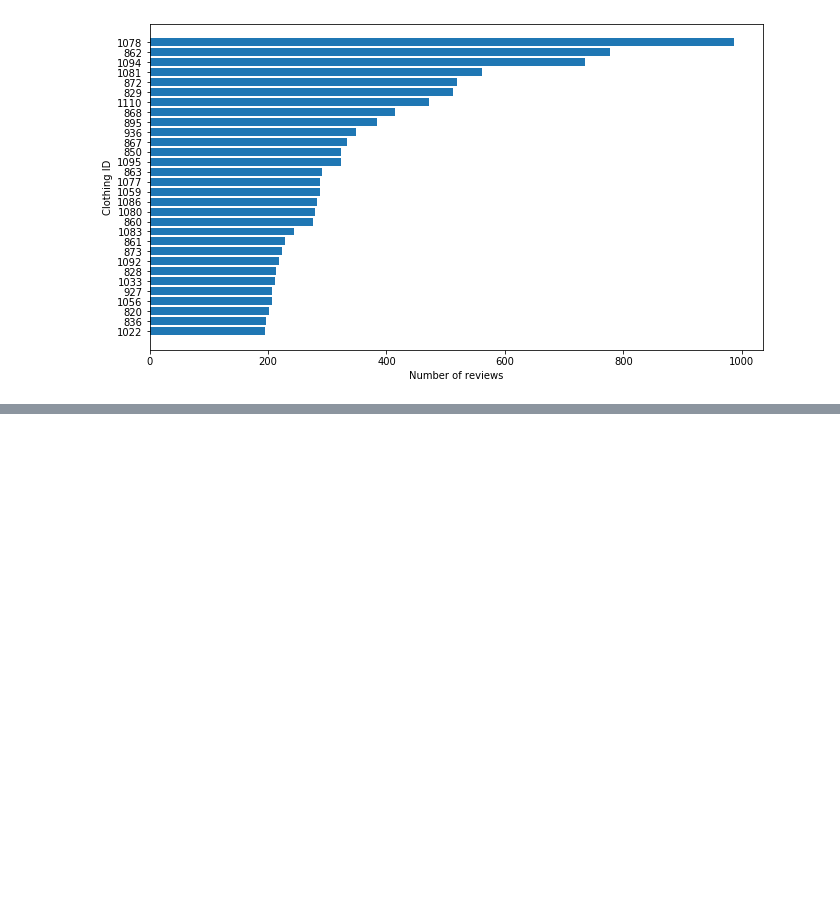
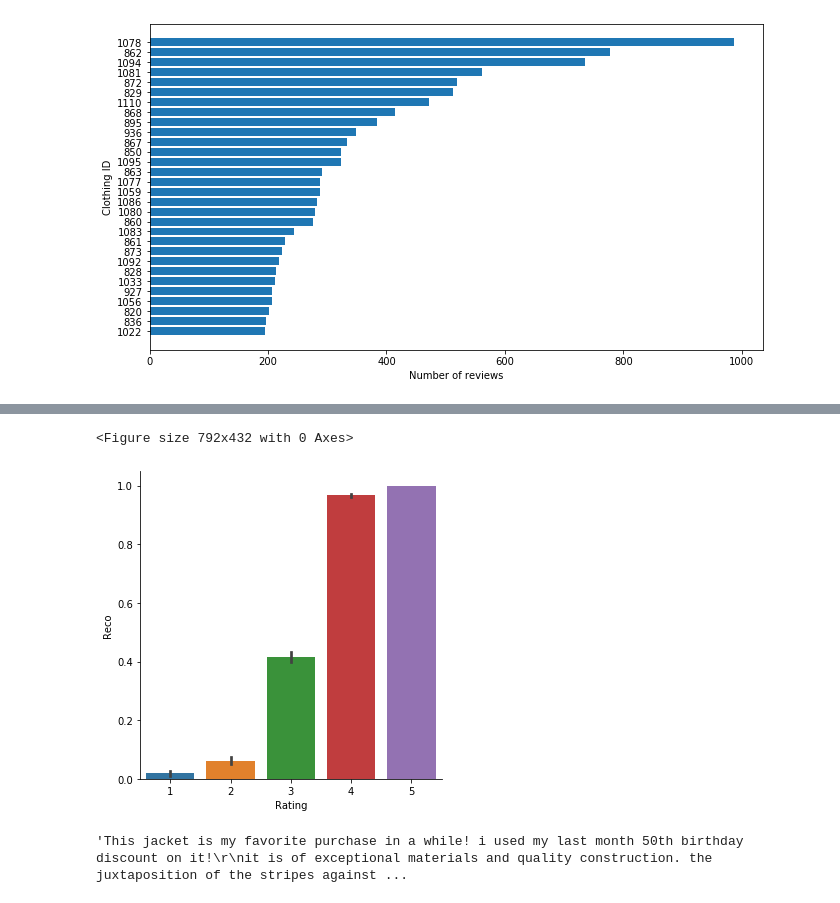
Before and after one commit to ZeeTsing/Ecommerce_women_clothing, a Jupyter notebook: 0_Data_cleaning_EDA.ipynb, the cells around one changed output, grey strips where cells are left out. Drawn from its saved outputs; the diff is of its cells as text; code cells hidden in the pictures; blank space fills up the shorter version.

```diff
--- a/0_Data_cleaning_EDA.ipynb
+++ b/0_Data_cleaning_EDA.ipynb
@@ -213,0 +195,11 @@ plt.savefig('clothing_ID_top30_plot.png')
+# %%
+plt.figure(figsize=(11,6))
+sns.catplot(x='Rating',y='Reco',data = df,kind='bar')
+plt.savefig('reco_rating_plot.png')
+# %% [output]
+<Figure size 792x432 with 0 Axes>
+[figure, added]
+# %%
+df.Text[1532]
+# %% [output]
+'This jacket is my favorite purchase in a while! i used my last month 50th birthday discount on it!\r\nit is of exceptional materials and quality construction. the juxtaposition of the stripes against ...
```
Also changed, not shown: parts of 3 cells of this notebook, 8 other files.
